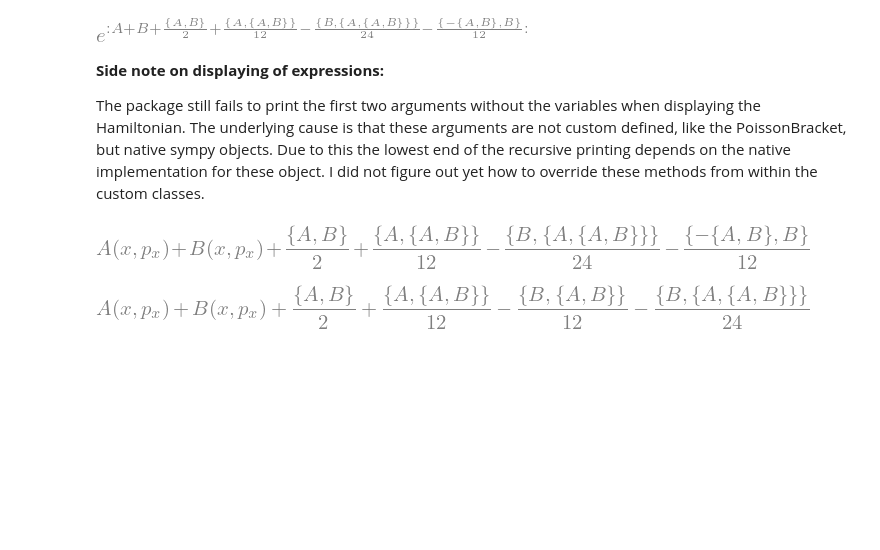
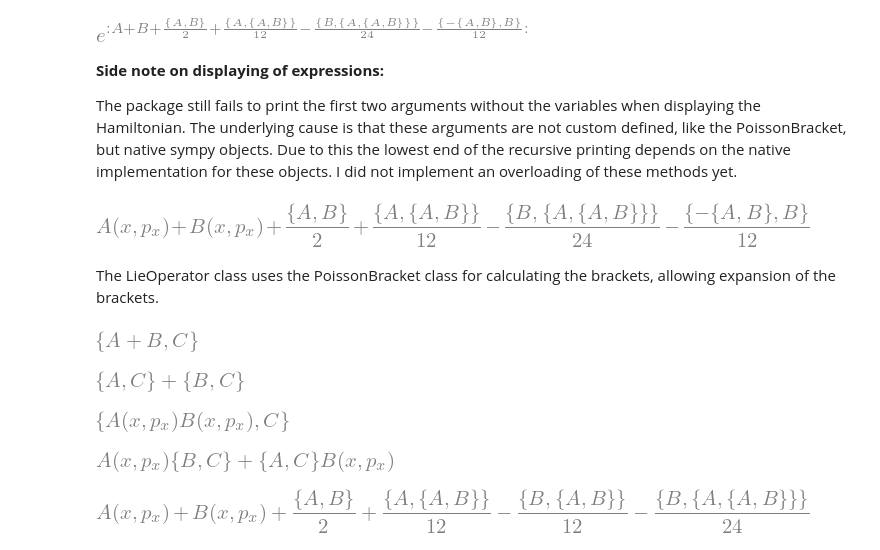
Before and after one commit to tomerten/acchamiltoniansandmatrices, a Jupyter notebook: acchamiltoniansandmatrices/Examples/Notebooks/SymbolicCalculations.ipynb, the cells around one changed output. Saved outputs shown, nothing was run; the diff lists cells and outputs as text; code cells hidden in the pictures; blank space fills up the shorter version.

```diff
--- a/acchamiltoniansandmatrices/Examples/Notebooks/SymbolicCalculations.ipynb
+++ b/acchamiltoniansandmatrices/Examples/Notebooks/SymbolicCalculations.ipynb
@@ -114,11 +132,29 @@ Aop.BCH(Bop,4)
 # %% [markdown]
 **Side note on displaying of expressions:**
 
-The package still fails to print the first two arguments without the variables when displaying the Hamiltonian. The underlying cause is that these arguments are not custom defined, like the PoissonBracket, but native sympy objects. Due to this the lowest end of the recursive printing depends on the native implementation for these object. I did not figure out yet how to override these methods from within the custom classes.
+The package still fails to print the first two arguments without the variables when displaying the Hamiltonian. The underlying cause is that these arguments are not custom defined, like the PoissonBracket, but native sympy objects. Due to this the lowest end of the recursive printing depends on the native implementation for these objects. I did not implement an overloading of these methods yet.
 # %%
 Aop.BCH(Bop,4).ham
 # %% [output]
 [figure]
+# %% [markdown]
+The LieOperator class uses the PoissonBracket class for calculating the brackets, allowing expansion of the brackets.
+# %%
+PoissonBracket(A+B,C)
+# %% [output]
+[figure, added]
+# %%
+PoissonBracket(A+B,C).expand(commutator=True)
+# %% [output]
+[figure, added]
+# %%
+PoissonBracket(A*B,C)
+# %% [output]
+[figure, added]
+# %%
+PoissonBracket(A*B,C).expand(commutator=True)
+# %% [output]
+[figure, added]
 # %%
 Aop.BCH(Bop,4).ham.expand(commutator=True)
 # %% [output]
```
Also changed, not shown: parts of 36 cells of this notebook, 5 other files.
